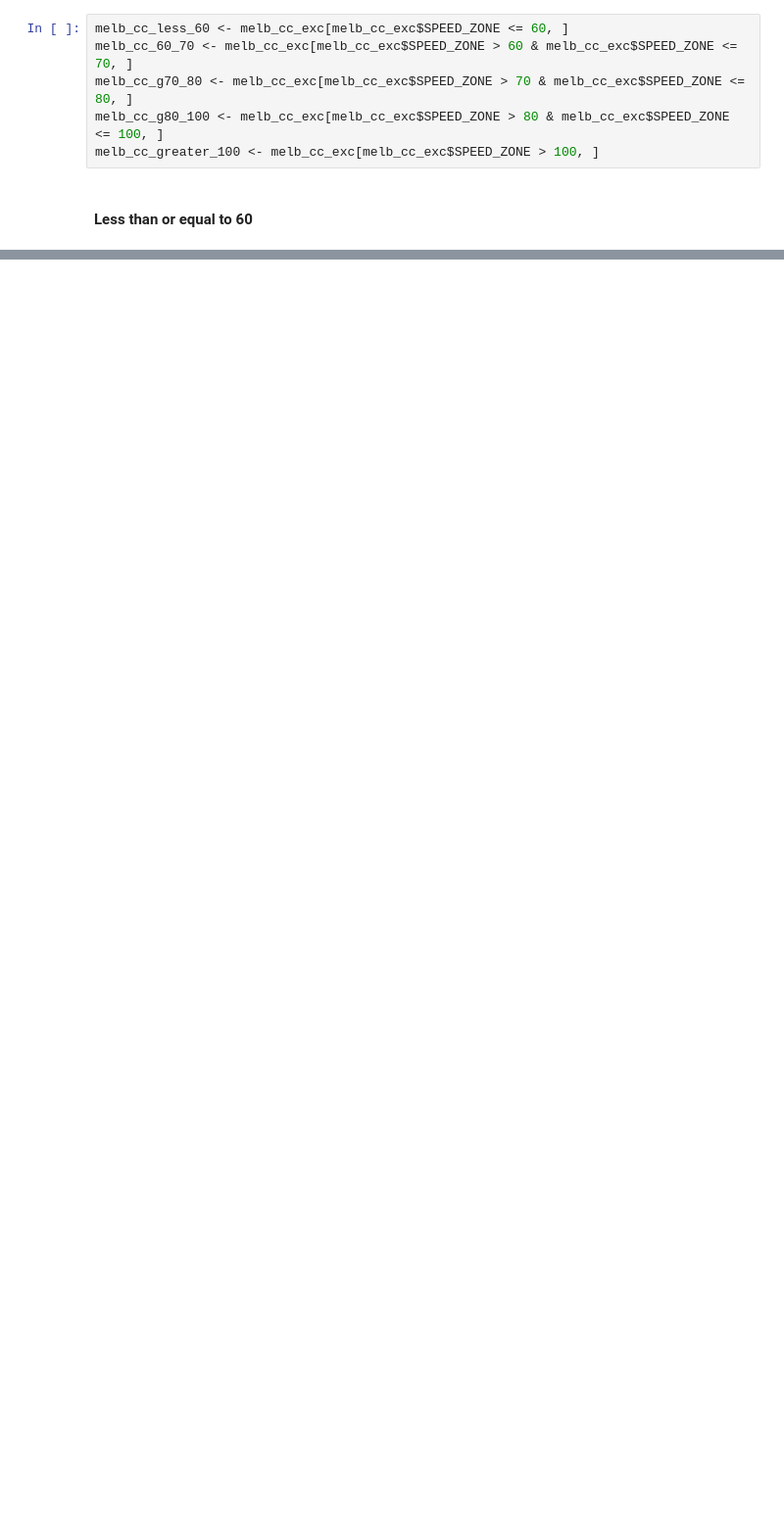
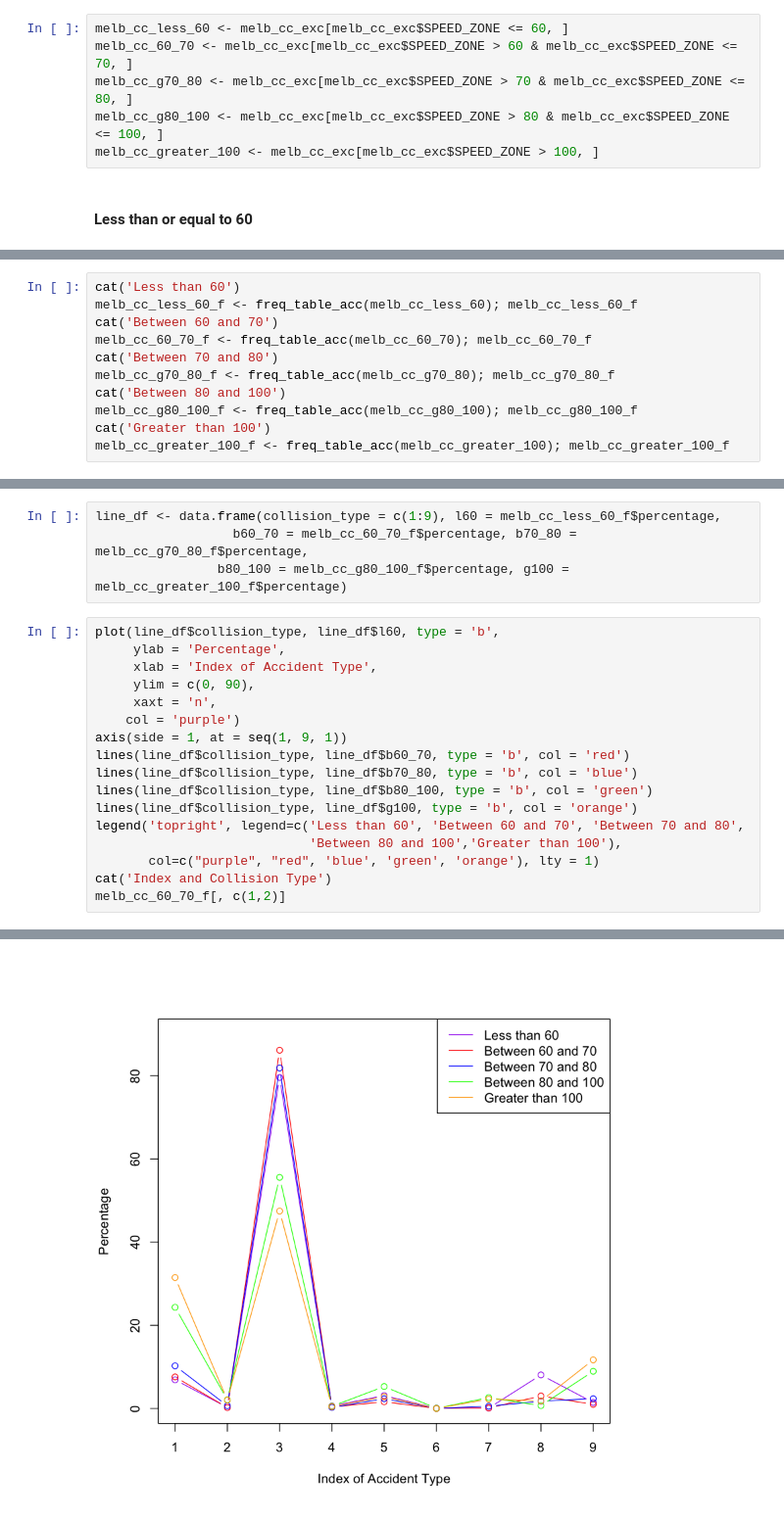
Before and after one commit to cyamma/melb_car_crash, a Jupyter notebook: accident_analysis.ipynb, the cells around one changed output, grey strips where cells are left out. Shown at 98% size. Drawn from its saved outputs; the diff is of its cells as text; blank space fills up the shorter version.

```diff
--- a/accident_analysis.ipynb
+++ b/accident_analysis.ipynb
@@ -298,0 +262,11 @@ freq_table_acc(melb_cc_greater_100)
+# %%
+cat('Less than 60')
+melb_cc_less_60_f <- freq_table_acc(melb_cc_less_60); melb_cc_less_60_f
+cat('Between 60 and 70')
+melb_cc_60_70_f <- freq_table_acc(melb_cc_60_70); melb_cc_60_70_f
+cat('Between 70 and 80')
+melb_cc_g70_80_f <- freq_table_acc(melb_cc_g70_80); melb_cc_g70_80_f
+cat('Between 80 and 100')
+melb_cc_g80_100_f <- freq_table_acc(melb_cc_g80_100); melb_cc_g80_100_f
+cat('Greater than 100')
+melb_cc_greater_100_f <- freq_table_acc(melb_cc_greater_100); melb_cc_greater_100_f
@@ -298,0 +345,22 @@ freq_table_acc(melb_cc_greater_100)
+# %%
+line_df <- data.frame(collision_type = c(1:9), l60 = melb_cc_less_60_f$percentage,
+                  b60_70 = melb_cc_60_70_f$percentage, b70_80 = melb_cc_g70_80_f$percentage,
+                b80_100 = melb_cc_g80_100_f$percentage, g100 = melb_cc_greater_100_f$percentage)
+# %%
+plot(line_df$collision_type, line_df$l60, type = 'b',
+     ylab = 'Percentage',
+     xlab = 'Index of Accident Type',
+     ylim = c(0, 90),
+     xaxt = 'n',
+    col = 'purple')
+axis(side = 1, at = seq(1, 9, 1))
+lines(line_df$collision_type, line_df$b60_70, type = 'b', col = 'red')
+lines(line_df$collision_type, line_df$b70_80, type = 'b', col = 'blue')
+lines(line_df$collision_type, line_df$b80_100, type = 'b', col = 'green')
+lines(line_df$collision_type, line_df$g100, type = 'b', col = 'orange')
+legend('topright', legend=c('Less than 60', 'Between 60 and 70', 'Between 70 and 80',
+                            'Between 80 and 100','Greater than 100'),
+       col=c("purple", "red", 'blue', 'green', 'orange'), lty = 1)
+cat('Index and Collision Type')
+melb_cc_60_70_f[, c(1,2)]
+# %% [output]
@@ -298,0 +378 @@ freq_table_acc(melb_cc_greater_100)
+[figure, added]
```
Also changed, not shown: parts of 10 cells of this notebook.
